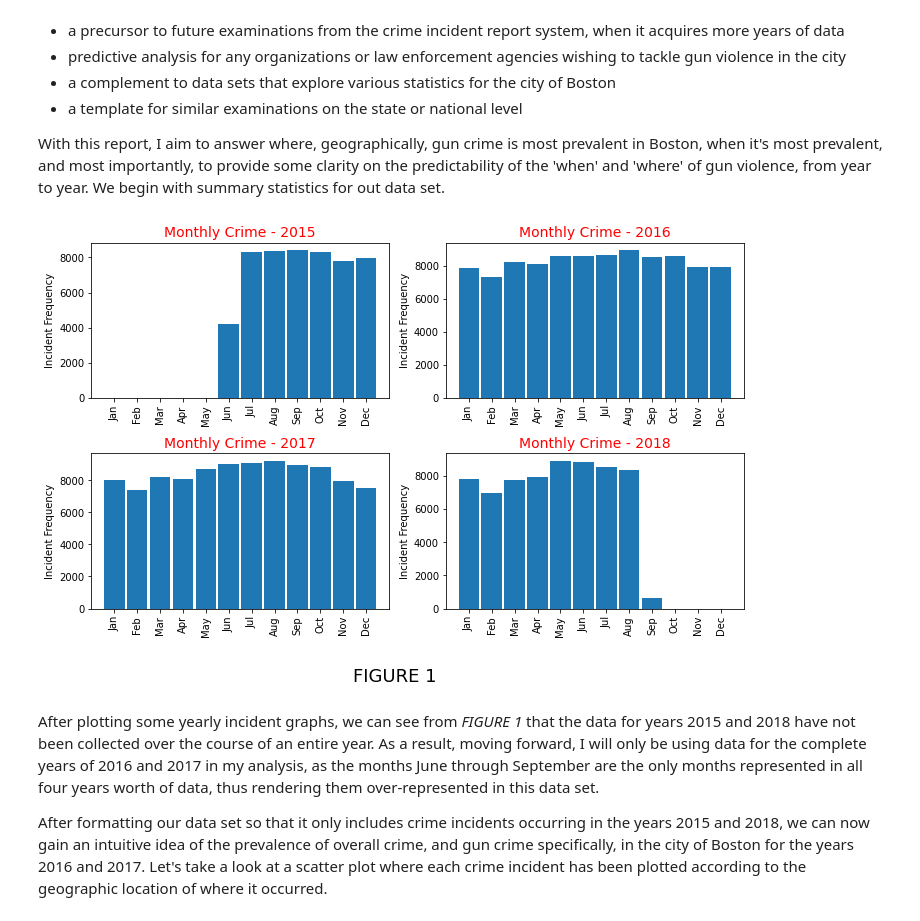
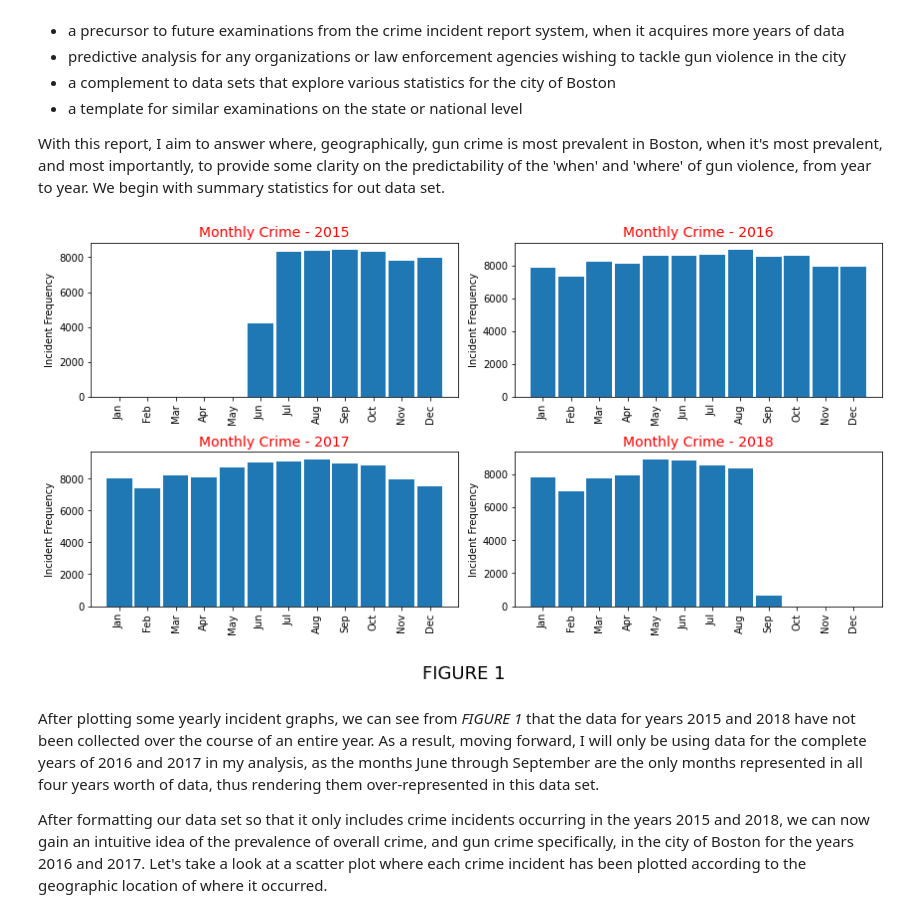
Before and after one commit to Ikwuakor/Boston-Crime, a Jupyter notebook: Boston Crime.ipynb, the cells around one changed output. Saved outputs shown, nothing was run; the diff lists cells and outputs as text; code cells hidden in the pictures.

```diff
--- a/Boston Crime.ipynb
+++ b/Boston Crime.ipynb
@@ -31,41 +31,41 @@ crime = pd.read_csv('crime.csv', engine='python')
 months = ('Jan', 'Feb', 'Mar', 'Apr', 'May', 'Jun',
           'Jul', 'Aug', 'Sep', 'Oct', 'Nov', 'Dec')
 
-plt.figure(figsize=(10,6))
+plt.figure(figsize=(12,7))
 plt.suptitle('\nFIGURE 1', y=0, size=18)
 
 plt.subplot(2,2,1)
 plt.hist(x=crime['MONTH'][crime['YEAR']==2015], bins=np.arange(14)-0.5, rwidth=.9)
 plt.xlim(0,13)
 plt.xticks(range(1, 13), months, rotation='vertical')
 plt.ylabel('Incident Frequency')
 plt.title('Monthly Crime - 2015', color='r', size=14)
 
 plt.subplot(2,2,2)
 plt.hist(x=crime['MONTH'][crime['YEAR']==2016], bins=np.arange(14)-0.5, rwidth=.9)
 plt.xlim(0,13)
 plt.xticks(range(1, 13), months, rotation='vertical')
 plt.ylabel('Incident Frequency')
 plt.title('Monthly Crime - 2016', color='r', size=14)
 
 plt.subplot(2,2,3)
 plt.hist(x=crime['MONTH'][crime['YEAR']==2017], bins=np.arange(14)-0.5, rwidth=.9)
 plt.xlim(0,13)
 plt.xticks(range(1, 13), months, rotation='vertical')
 plt.ylabel('Incident Frequency')
 plt.title('Monthly Crime - 2017', color='r', size=14)
 
 plt.subplot(2,2,4)
 plt.hist(x=crime['MONTH'][crime['YEAR']==2018], bins=np.arange(14)-0.5, rwidth=.9)
 plt.xlim(0,13)
 plt.xticks(range(1, 13), months, rotation='vertical')
 plt.ylabel('Incident Frequency')
 plt.title('Monthly Crime - 2018', color='r', size=14)
 
 plt.tight_layout()
 plt.show()
 # %% [output]
-[figure, old version]
+[figure, new version]
 # %% [markdown]
 After plotting some yearly incident graphs, we can see from _FIGURE 1_ that the data for years 2015 and 2018 have not been collected over the course of an entire year. As a result, moving forward, I will only be using data for the complete years of 2016 and 2017 in my analysis, as the months June through September are the only months represented in all four years worth of data, thus rendering them over-represented in this data set.
 
```
Also changed, not shown: parts of 2 cells of this notebook.
